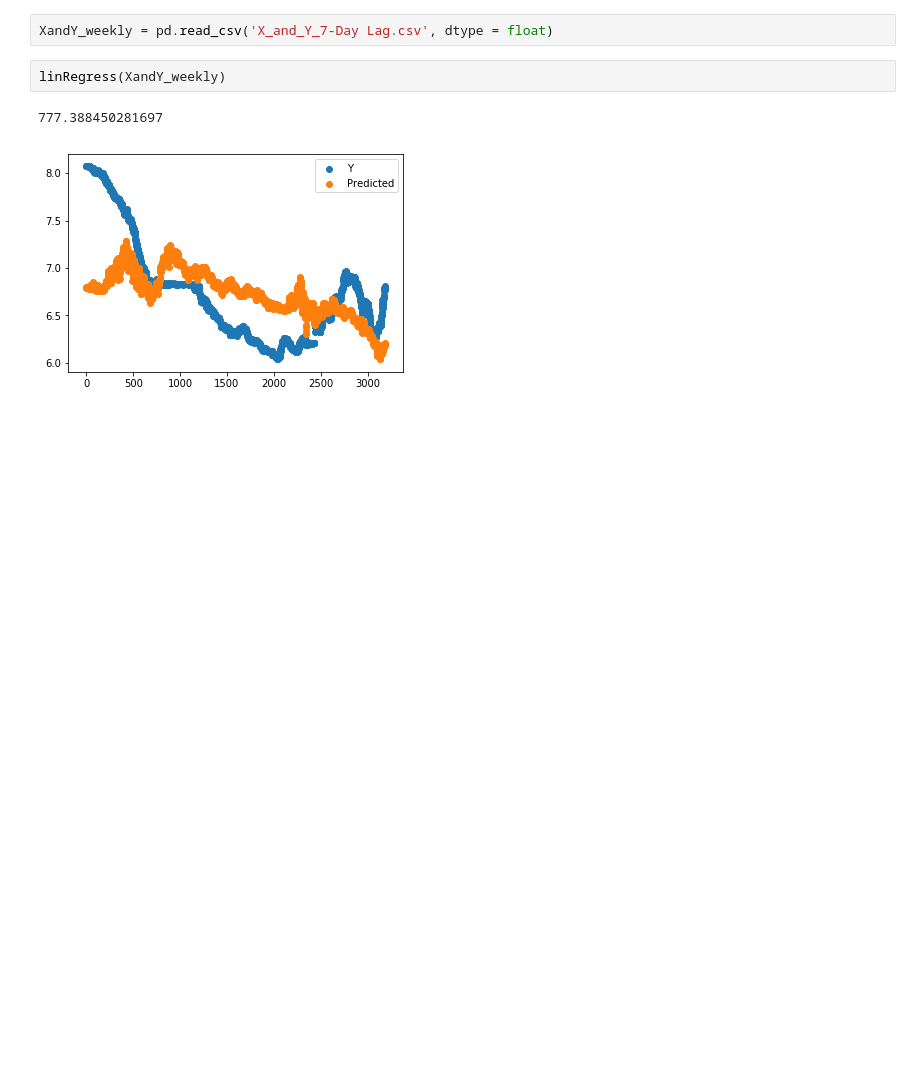
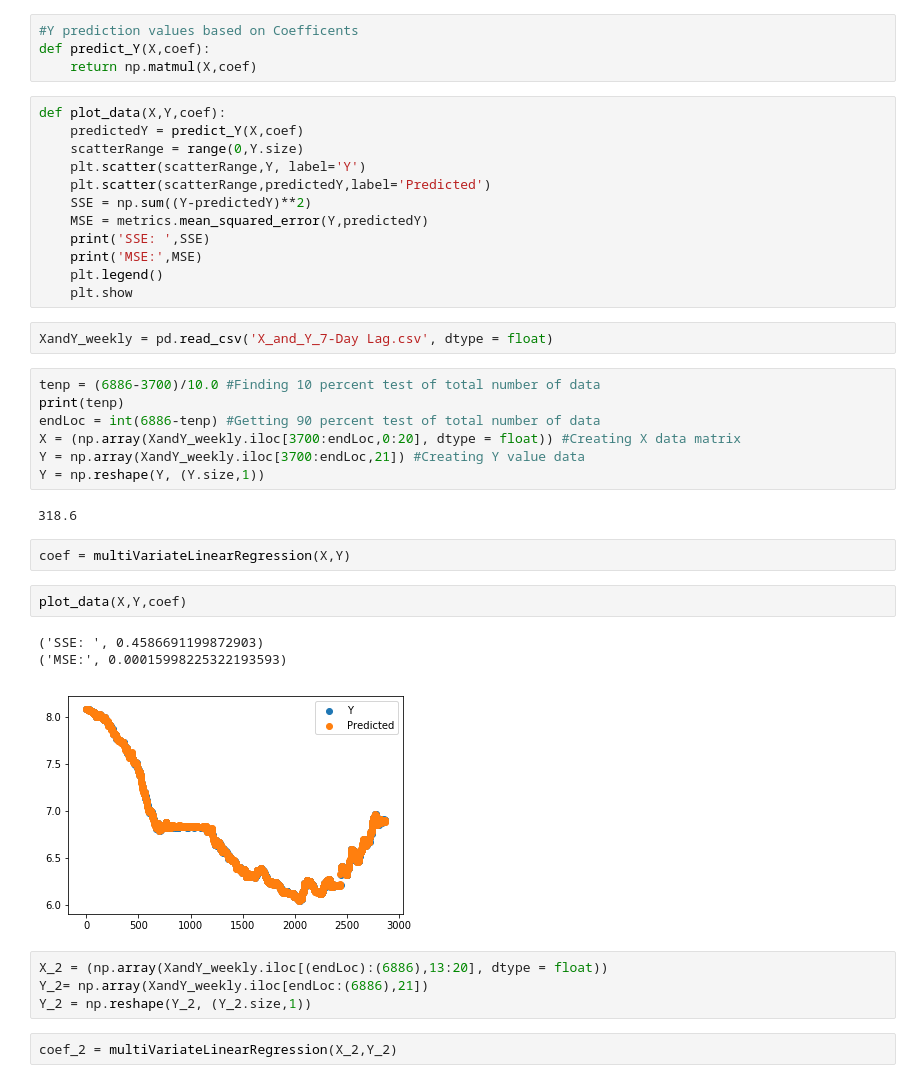
Before and after one commit to JamesSchallert/DowShangExch, a Jupyter notebook: finalproject-akeems-copy.ipynb, the cells around one changed output. Saved outputs shown, nothing was run; the diff lists cells and outputs as text; blank space fills up the shorter version.

```diff
--- a/finalproject-akeems-copy.ipynb
+++ b/finalproject-akeems-copy.ipynb
@@ -40,7 +19,41 @@ linRegress(XandY)
+# %%
+#Y prediction values based on Coefficents
+def predict_Y(X,coef):
+    return np.matmul(X,coef)
+# %%
+def plot_data(X,Y,coef):
+    predictedY = predict_Y(X,coef)
+    scatterRange = range(0,Y.size)
+    plt.scatter(scatterRange,Y, label='Y')
+    plt.scatter(scatterRange,predictedY,label='Predicted')
+    SSE = np.sum((Y-predictedY)**2)
+    MSE = metrics.mean_squared_error(Y,predictedY)
+    print('SSE: ',SSE)
+    print('MSE:',MSE)
+    plt.legend()
+    plt.show
 # %%
 XandY_weekly = pd.read_csv('X_and_Y_7-Day Lag.csv', dtype = float)
-# %%
-linRegress(XandY_weekly)
-# %% [output]
-777.388450281697
-[figure, removed]
+# %%
+tenp = (6886-3700)/10.0 #Finding 10 percent test of total number of data
+print(tenp)
+endLoc = int(6886-tenp) #Getting 90 percent test of total number of data
+X = (np.array(XandY_weekly.iloc[3700:endLoc,0:20], dtype = float)) #Creating X data matrix
+Y = np.array(XandY_weekly.iloc[3700:endLoc,21]) #Creating Y value data
+Y = np.reshape(Y, (Y.size,1))
+# %% [output]
+318.6
+# %%
+coef = multiVariateLinearRegression(X,Y)
+# %%
+plot_data(X,Y,coef)
+# %% [output]
+('SSE: ', 0.4586691199872903)
+('MSE:', 0.00015998225322193593)
+[figure, added]
+# %%
+X_2 = (np.array(XandY_weekly.iloc[(endLoc):(6886),13:20], dtype = float))
+Y_2= np.array(XandY_weekly.iloc[endLoc:(6886),21])
+Y_2 = np.reshape(Y_2, (Y_2.size,1))
+# %%
+coef_2 = multiVariateLinearRegression(X_2,Y_2)
```
Also changed, not shown: parts of 9 cells of this notebook, 1 other file.
